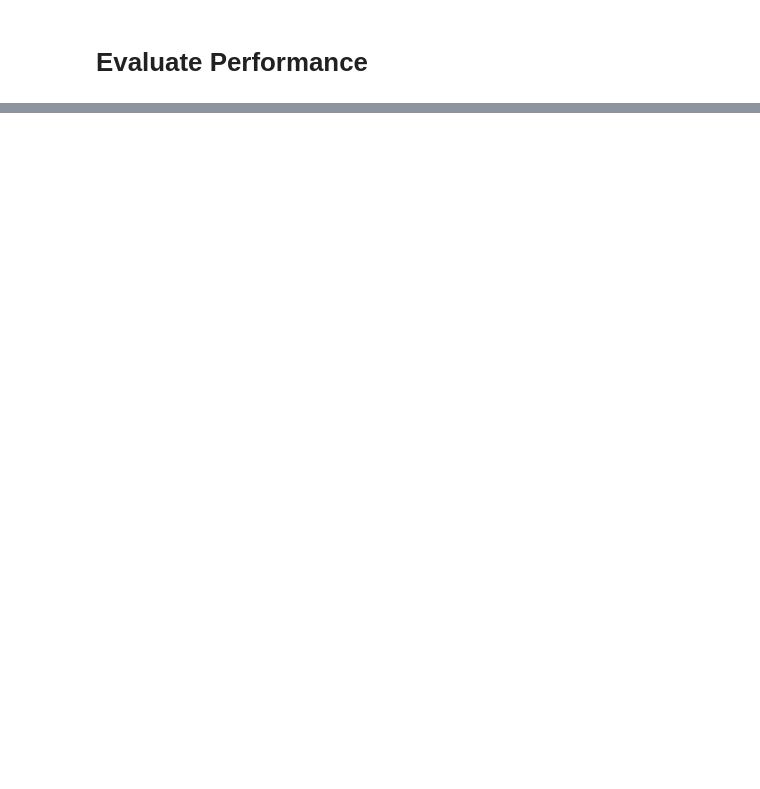
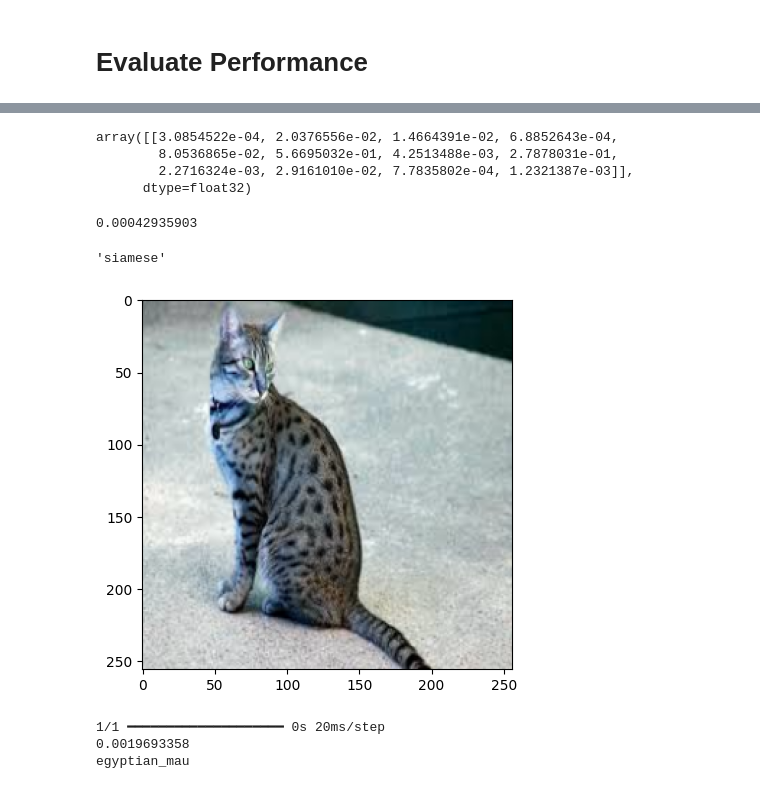
Before and after one commit to mkGerber/PetRecognition, a Jupyter notebook: cat_dog_classifier-checkpoint.ipynb, the cells around one changed output, grey strips where cells are left out. Cells and saved outputs as stored; diff of their text form; code cells hidden in the pictures; blank space fills up the shorter version.

```diff
--- a/cat_dog_classifier-checkpoint.ipynb
+++ b/cat_dog_classifier-checkpoint.ipynb
@@ -180,0 +200,2 @@ Accuracy: 1.0
+# %%
+yhat = model.predict(np.expand_dims(resize/255,0))
@@ -180,0 +204,48 @@ Accuracy: 1.0
+# %%
+yhat
+# %% [output]
+array([[3.0854522e-04, 2.0376556e-02, 1.4664391e-02, 6.8852643e-04,
+        8.0536865e-02, 5.6695032e-01, 4.2513488e-03, 2.7878031e-01,
+        2.2716324e-03, 2.9161010e-02, 7.7835802e-04, 1.2321387e-03]],
+      dtype=float32)
+# %%
+def classify(classes):
+    max_elem, val = 0, classes[0]
+    print(classes[0])
+    for i in range(1,len(classes)):
+        if classes[i] > val:
+            max_elem, val = i, classes[i]
+    return max_elem
+# %%
+def convert_to_cat_breeds(num):
+    breeds = [
+        "abyssinian", "bengal", "birman", "bombay",
+        "british_shorthair", "egyptian_mau", "main_coon", "persian",
+        "ragdoll", "russian_blue", "siamese", "sphynx"
+    ]
+
+    if 0 <= num < len(breeds):
+        return breeds[num]
+    else:
+        return "Unknown"
+# %%
+convert_to_cat_breeds(classify(yhat[0]))
+# %% [output]
+0.00042935903
+'siamese'
+# %%
+def run_test(img):
+    img = cv2.imread(img)
+    plt.imshow(cv2.cvtColor(img, cv2.COLOR_BGR2RGB))
+    resize = tf.image.resize(img, (256, 256))
+    plt.imshow(resize.numpy().astype(int))
+    plt.show()
+    yhat = model.predict(np.expand_dims(resize/255,0))
+    print(convert_to_cat_breeds(classify(yhat[0])))
+# %%
+run_test('egyptian_mau_test.jpeg')
+# %% [output]
+[figure, added]
+1/1 ━━━━━━━━━━━━━━━━━━━━ 0s 20ms/step
+0.0019693358
+egyptian_mau
```
Also changed, not shown: parts of 12 cells of this notebook, 5 other files.
